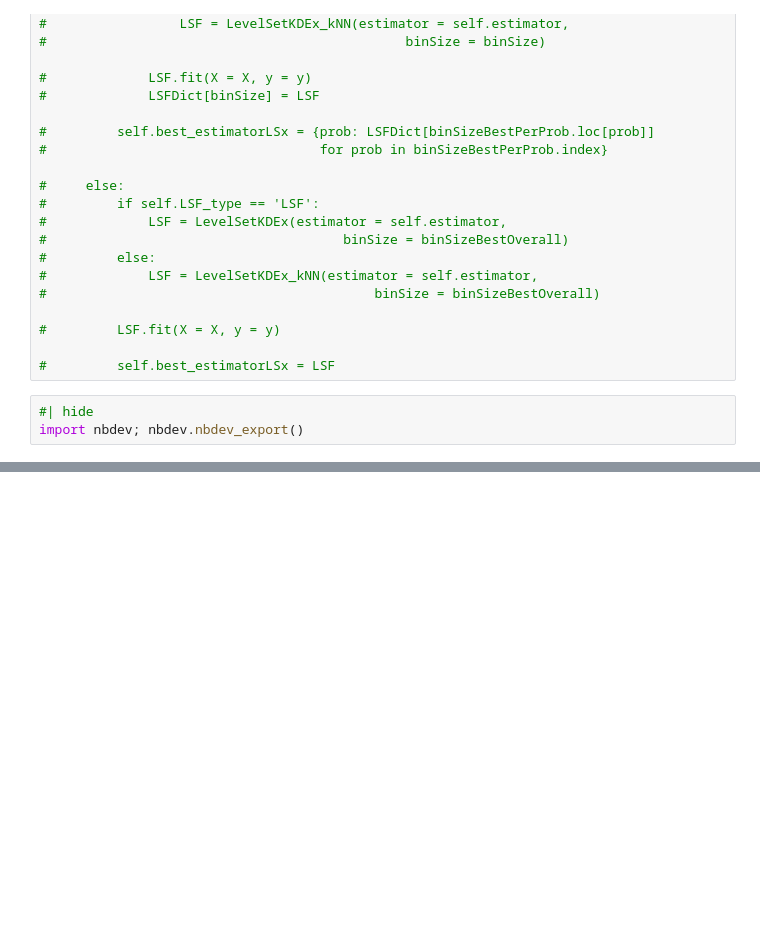
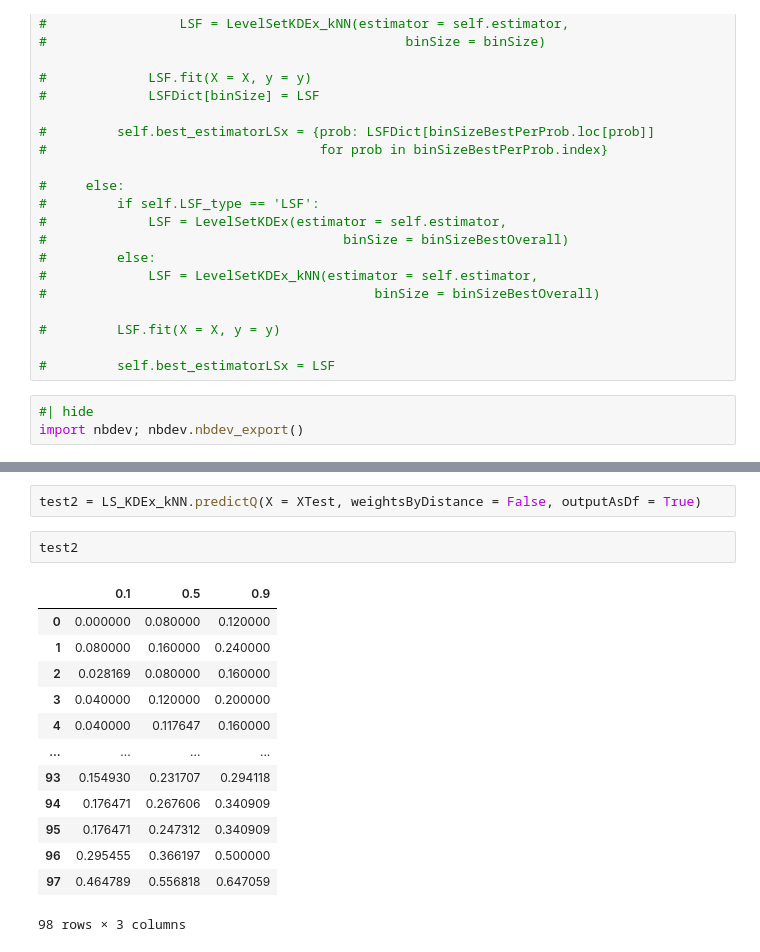
Before and after one commit to d3group/dddex, a Jupyter notebook: nbs/01_levelSetKDEx.ipynb, the cells around one changed output, grey strips where cells are left out. Cells and saved outputs as stored; diff of their text form; blank space fills up the shorter version.

```diff
--- a/nbs/01_levelSetKDEx.ipynb
+++ b/nbs/01_levelSetKDEx.ipynb
@@ -912,0 +699,18 @@ import nbdev; nbdev.nbdev_export()
+# %%
+test2 = LS_KDEx_kNN.predictQ(X = XTest, weightsByDistance = False, outputAsDf = True)
+# %%
+test2
+# %% [output]
+|  | 0.1 | 0.5 | 0.9 |
+| 0 | 0.000000 | 0.080000 | 0.120000 |
+| 1 | 0.080000 | 0.160000 | 0.240000 |
+| 2 | 0.028169 | 0.080000 | 0.160000 |
+| 3 | 0.040000 | 0.120000 | 0.200000 |
+| 4 | 0.040000 | 0.117647 | 0.160000 |
+| ... | ... | ... | ... |
+| 93 | 0.154930 | 0.231707 | 0.294118 |
+| 94 | 0.176471 | 0.267606 | 0.340909 |
+| 95 | 0.176471 | 0.247312 | 0.340909 |
+| 96 | 0.295455 | 0.366197 | 0.500000 |
+| 97 | 0.464789 | 0.556818 | 0.647059 |
+98 rows × 3 columns
```
Also changed, not shown: parts of 11 cells of this notebook, 5 other files.
